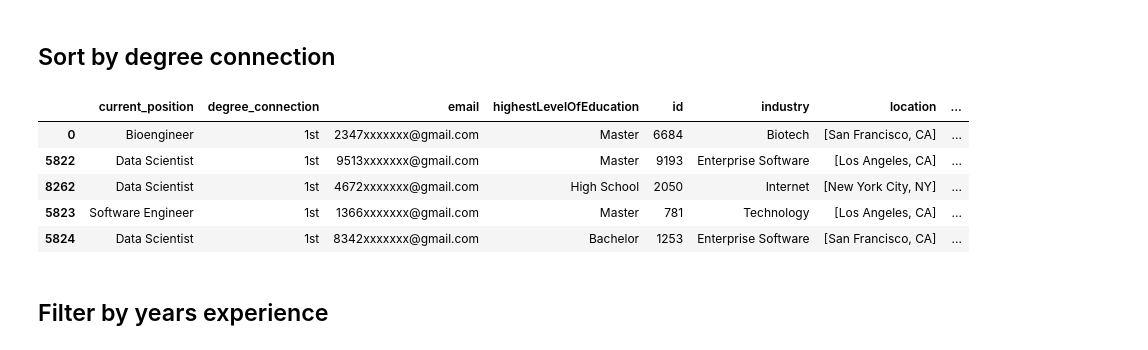
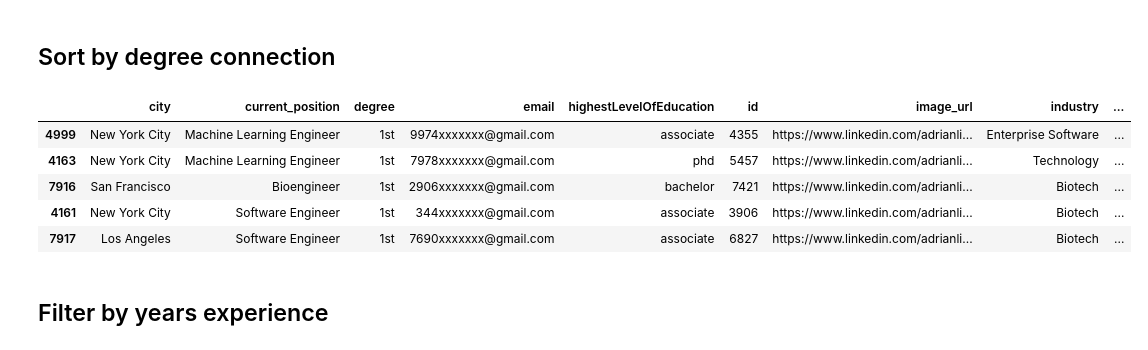
Before and after one commit to tadasant/refurby, a Jupyter notebook: data_wrangling_notebook.ipynb, the cells around one changed output. Cells and saved outputs as stored; diff of their text form; code cells hidden in the pictures.

```diff
--- a/data_wrangling_notebook.ipynb
+++ b/data_wrangling_notebook.ipynb
@@ -44,8 +43,8 @@ opportunity = {
 # %%
 industrys = ['Internet', 'Technology', 'Enterprise Software']
 min_years_experiences = [1, 2, 3, 4, 5, 6, 7]
-locations = [['San Francisco', 'CA'], ['New York City', 'NY'], ['Los Angeles', 'CA']]
-highestLevelOfEducations = ['High School', 'Bachelor', 'Master', 'Doctorate']
+citys = ['San Francisco', 'New York City', 'Los Angeles']
+highestLevelOfEducations = ['high_school', 'associate', 'bachelor', 'master', 'phd']
 blurbs = ['I need a software engineer that has experience in pytorch, python, aws, spark, and airflow. They should want to work for a startup that has less than 500 employees. We do not want new graduates.',
           'We need a full stack machine learning engineer that knows REST APIs, flask, and tensorflow.',
           'Find me data scientist that knows SQL, tableu, excel, machine learning.',
@@ -61,7 +60,7 @@ for i in range(num_opportunities):
     row_ele = {
     'industry': random.choice(industrys),
     'min_years_experience': random.choice(min_years_experiences),
-    'location': random.choice(locations),
+    'city': random.choice(citys),
     'highestLevelOfEducation': random.choice(highestLevelOfEducations),
     'blurb': random.choice(blurbs),
     'title': random.choice(titles)
@@ -111,14 +98,28 @@ for i in range(candidates_total):
 # %%
+candidates_total = 10000
+emails = []
+names = []
+
+for i in range(candidates_total):
+    email = ('{}'+'xxxxxxx@gmail.com').format(i)
+    emails.append(email)
+
+for i in range(candidates_total):
+    name = ('name + {}'.format(i))
+    names.append(name)
+
 ids = [i for i in range(candidates_total)]
 emails = emails
 names = names
-locations = [['San Francisco', 'CA'], ['New York City', 'NY'], ['Los Angeles', 'CA'], ['Miami', 'FL']]
+citys = ['San Francisco', 'New York City', 'Los Angeles']
+#state = ['California', 'New York', 'Florida']
 current_positions = ['Software Engineer', 'Data Scientist', 'Machine Learning Engineer', 'Bioengineer']
+industrys = ['Internet', 'Technology', 'Enterprise Software', 'Biotech']
 years_of_experiences = [1, 2, 3, 4, 5, 6, 7]
-industrys = ['Internet', 'Technology', 'Enterprise Software', 'Biotech']
-degree_connections = ['1st', '2nd']
-highestLevelOfEducations = ['High School', 'Bachelor', 'Master', 'Doctorate']
-
+linkedin_urls = ['https://www.linkedin.com/adrianlievano']
+image_urls = ['https://www.linkedin.com/adrianlievano/profile_pic.png']
+degrees = ['1st', '2nd']
+highestLevelOfEducations = ['high_school', 'associate', 'bachelor', 'master', 'phd']
 
 candidate_rows = []
 
@@ -127,11 +128,15 @@ for i in range(candidates_total):
     'id': random.choice(ids),
     'email': random.choice(emails),
     'name': random.choice(names),
-    'location': random.choice(locations),
+    'phone_number': '786-515-4282',
+    'city': random.choice(citys),
+    #'location': random.choice(locations),
     'current_position': random.choice(current_positions),
+    'industry': random.choice(industrys),
     'years_of_experience': random.choice(years_of_experiences),
-    'industry': random.choice(industrys),
-    'degree_connection': random.choice(degree_connections),
+    'degree': random.choice(degrees),
+    'linkedin_url': random.choice(linkedin_urls),
+    'image_url': random.choice(image_urls),
     'highestLevelOfEducation': random.choice(highestLevelOfEducations)
     }
     candidate_rows.append(row_ele)
@@ -217,14 +233,14 @@ df_candidates[df_candidates['highestLevelOfEducation'] == str(opportunity_sample
 # %% [markdown]
 ## Sort by degree connection
 # %%
-df_candidates.sort_values(by = 'degree_connection', ascending = True).head()
+df_candidates.sort_values(by = 'degree', ascending = True).head()
 # %% [output]
-|  | current_position | degree_connection | email | highestLevelOfEducation | id | industry | location | ... |
-| 0 | Bioengineer | 1st | 2347xxxxxxx@gmail.com | Master | 6684 | Biotech | [San Francisco, CA] | ... |
-| 5822 | Data Scientist | 1st | 9513xxxxxxx@gmail.com | Master | 9193 | Enterprise Software | [Los Angeles, CA] | ... |
-| 8262 | Data Scientist | 1st | 4672xxxxxxx@gmail.com | High School | 2050 | Internet | [New York City, NY] | ... |
-| 5823 | Software Engineer | 1st | 1366xxxxxxx@gmail.com | Master | 781 | Technology | [Los Angeles, CA] | ... |
-| 5824 | Data Scientist | 1st | 8342xxxxxxx@gmail.com | Bachelor | 1253 | Enterprise Software | [San Francisco, CA] | ... |
+|  | city | current_position | degree | email | highestLevelOfEducation | id | image_url | industry | ... |
+| 4999 | New York City | Machine Learning Engineer | 1st | 9974xxxxxxx@gmail.com | associate | 4355 | https://www.linkedin.com/adrianli... | Enterprise Software | ... |
+| 4163 | New York City | Machine Learning Engineer | 1st | 7978xxxxxxx@gmail.com | phd | 5457 | https://www.linkedin.com/adrianli... | Technology | ... |
+| 7916 | San Francisco | Bioengineer | 1st | 2906xxxxxxx@gmail.com | bachelor | 7421 | https://www.linkedin.com/adrianli... | Biotech | ... |
+| 4161 | New York City | Software Engineer | 1st | 344xxxxxxx@gmail.com | associate | 3906 | https://www.linkedin.com/adrianli... | Biotech | ... |
+| 7917 | Los Angeles | Software Engineer | 1st | 7690xxxxxxx@gmail.com | associate | 6827 | https://www.linkedin.com/adrianli... | Biotech | ... |
 # %% [markdown]
 ## Filter by years experience
 # %%
```
Also changed, not shown: parts of 39 cells of this notebook.
